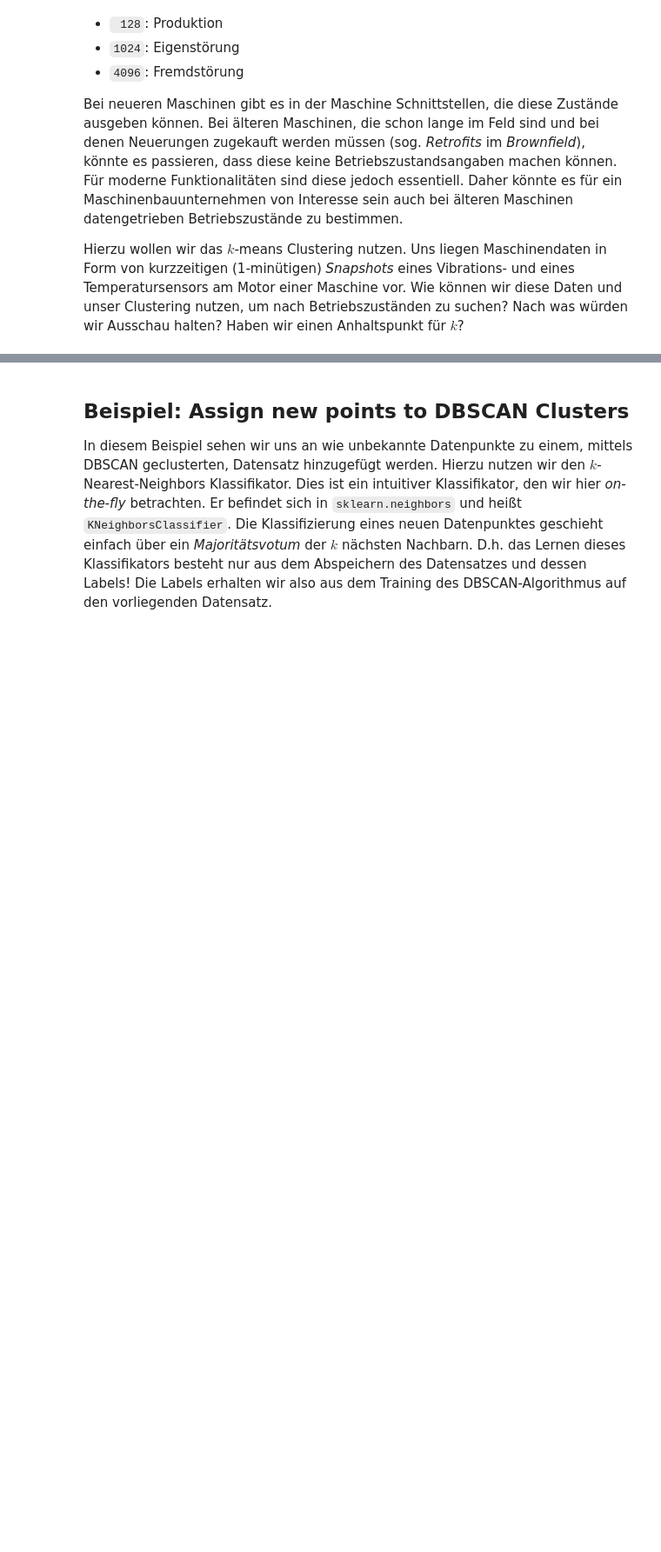
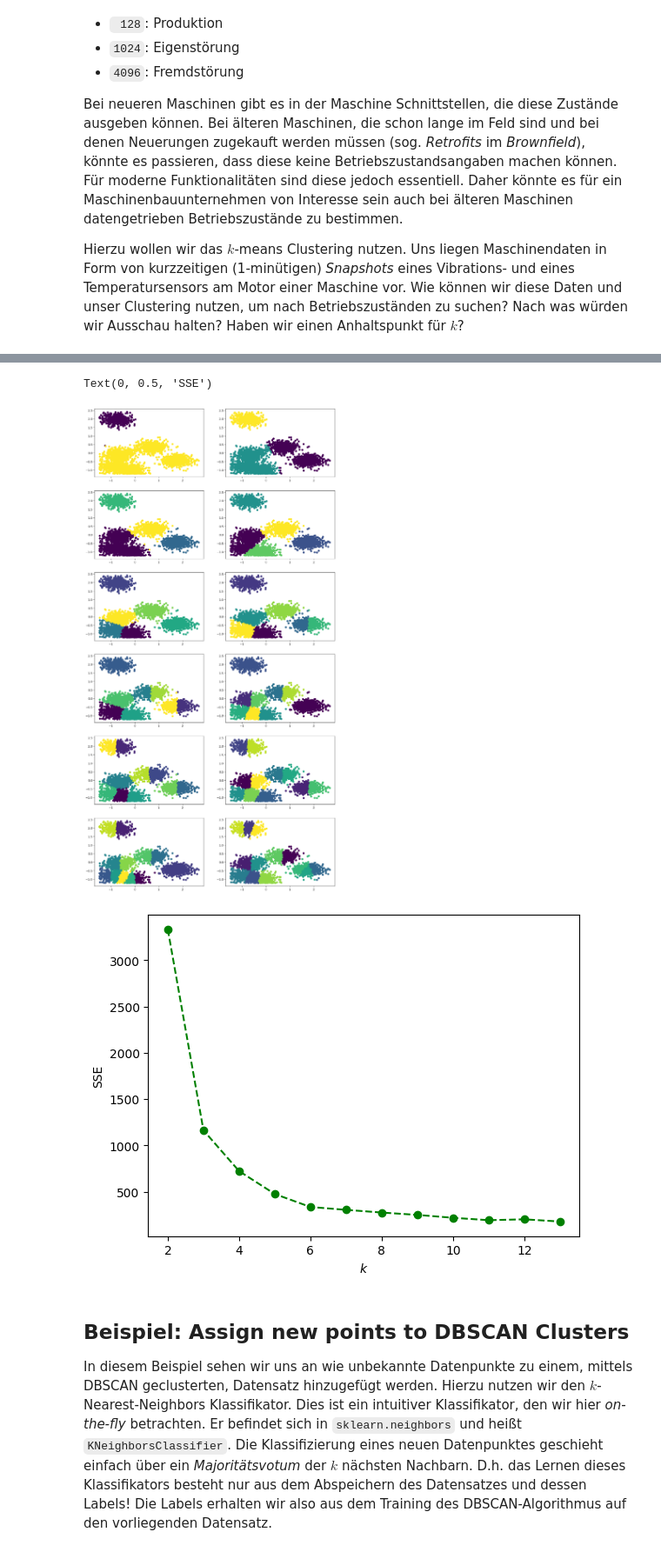
Before and after one commit to Oberfeldwedler/predictive_maintenance, a Jupyter notebook: 04_modeling_clustering/code/examples/edited/04_modeling_clustering_examples_wo_sol.ipynb, the cells around one changed output, grey strips where cells are left out. Shown at 87% size. Saved outputs shown, nothing was run; the diff lists cells and outputs as text; code cells hidden in the pictures; blank space fills up the shorter version.

```diff
--- a/04_modeling_clustering/code/examples/edited/04_modeling_clustering_examples_wo_sol.ipynb
+++ b/04_modeling_clustering/code/examples/edited/04_modeling_clustering_examples_wo_sol.ipynb
@@ -136,3 +149,22 @@ Hierzu wollen wir das $k$-means Clustering nutzen. Uns liegen Maschinendaten in
+# %%
+# Elbow Plot
+fig, ax = plt.subplots(6, 2, figsize=(15, 30))
+sse = []
+for cluster_size in np.arange(2, 14):
+    model = KMeans(cluster_size).fit(X)
+    sse.append(model.inertia_)
+    labels = model.predict(X)
+    ax.flat[cluster_size - 2].scatter(X[:, 0], X[:, 1], c=labels)
+
+# Elbow Plot
+plt.figure()
+plt.plot(range(2, 14), sse, 'go--')
+plt.xlabel('$k$')
+plt.ylabel('SSE')
+# %% [output]
+Text(0, 0.5, 'SSE')
+[figure, added]
+[figure, added]
 # %%
 # Silhouette scores and plot
 # %%
```
Also changed, not shown: parts of 7 cells of this notebook, 12 other files.
